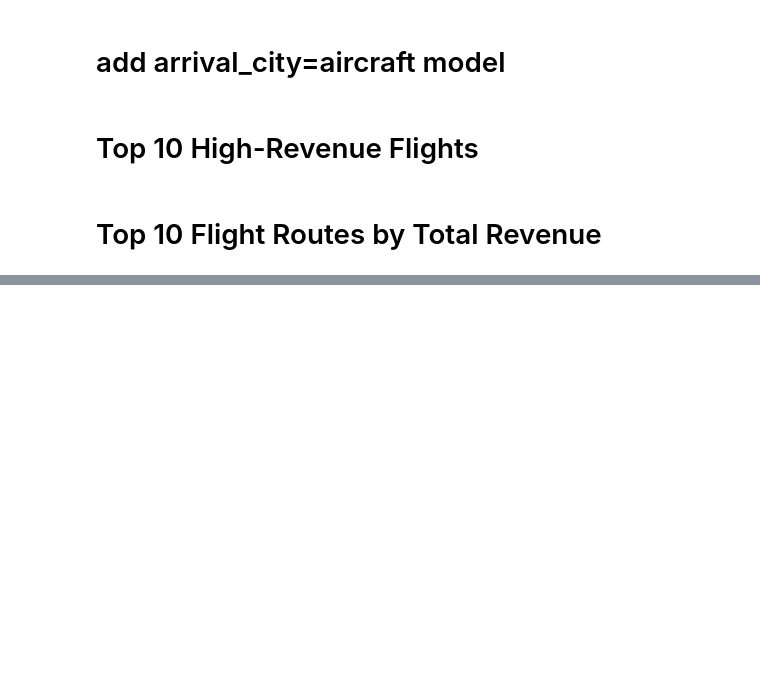
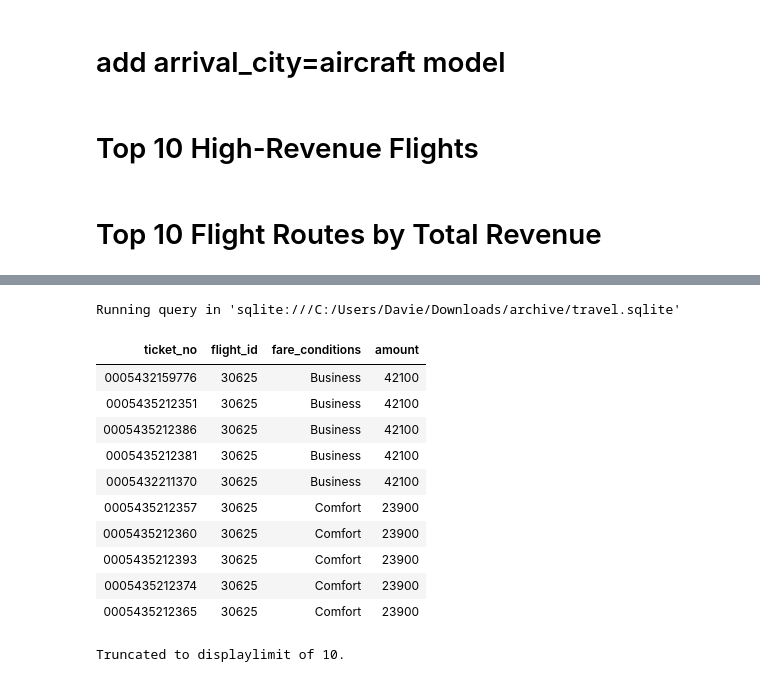
Before and after one commit to Daviedavie100/SQL_Projects, a Jupyter notebook: data.ipynb, the cells around one changed output, grey strips where cells are left out. Saved outputs shown, nothing was run; the diff lists cells and outputs as text; code cells hidden in the pictures; blank space fills up the shorter version.

```diff
--- a/data.ipynb
+++ b/data.ipynb
@@ -1143,0 +1203,19 @@ LIMIT 10;
+# %%
+%%sql
+SELECT *
+FROM ticket_flights
+LIMIT 10;
+# %% [output]
+Running query in 'sqlite:///C:/Users/Davie/Downloads/archive/travel.sqlite'
+| ticket_no | flight_id | fare_conditions | amount |
+| 0005432159776 | 30625 | Business | 42100 |
+| 0005435212351 | 30625 | Business | 42100 |
+| 0005435212386 | 30625 | Business | 42100 |
+| 0005435212381 | 30625 | Business | 42100 |
+| 0005432211370 | 30625 | Business | 42100 |
+| 0005435212357 | 30625 | Comfort | 23900 |
+| 0005435212360 | 30625 | Comfort | 23900 |
+| 0005435212393 | 30625 | Comfort | 23900 |
+| 0005435212374 | 30625 | Comfort | 23900 |
+| 0005435212365 | 30625 | Comfort | 23900 |
+Truncated to displaylimit of 10.
```
Also changed, not shown: parts of 13 cells of this notebook.
